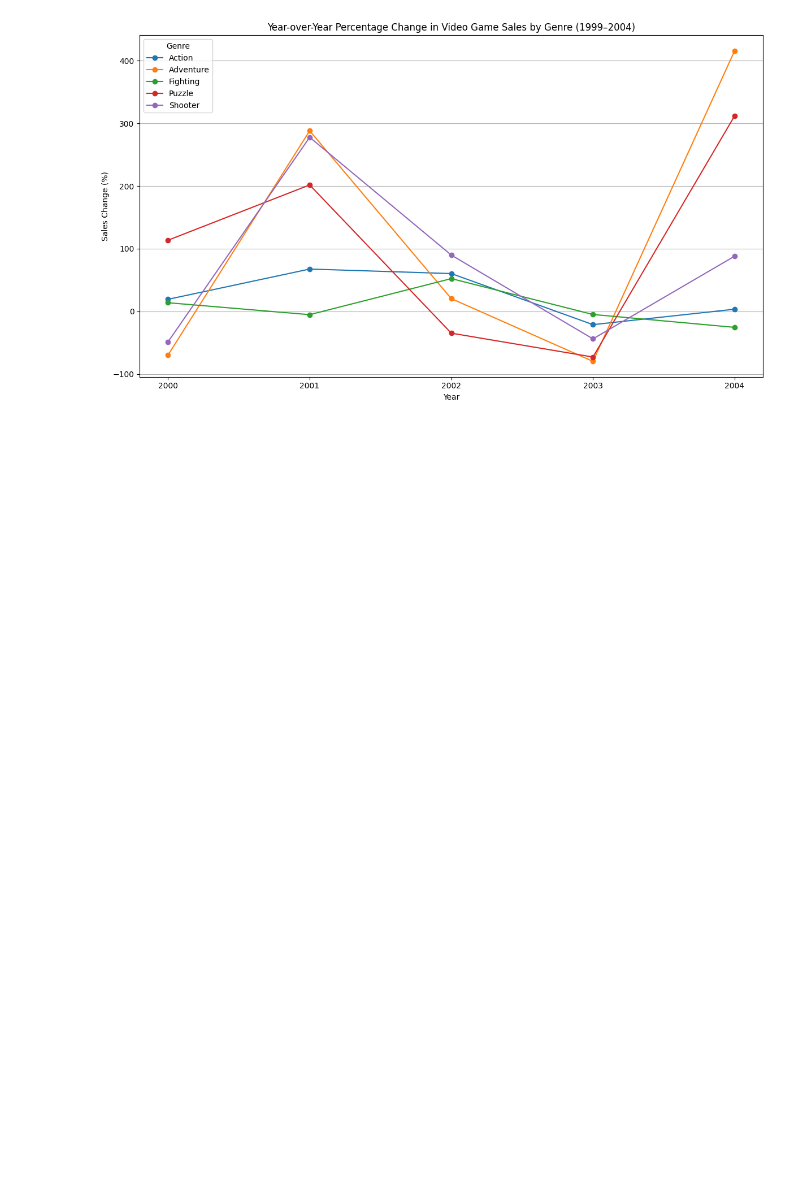
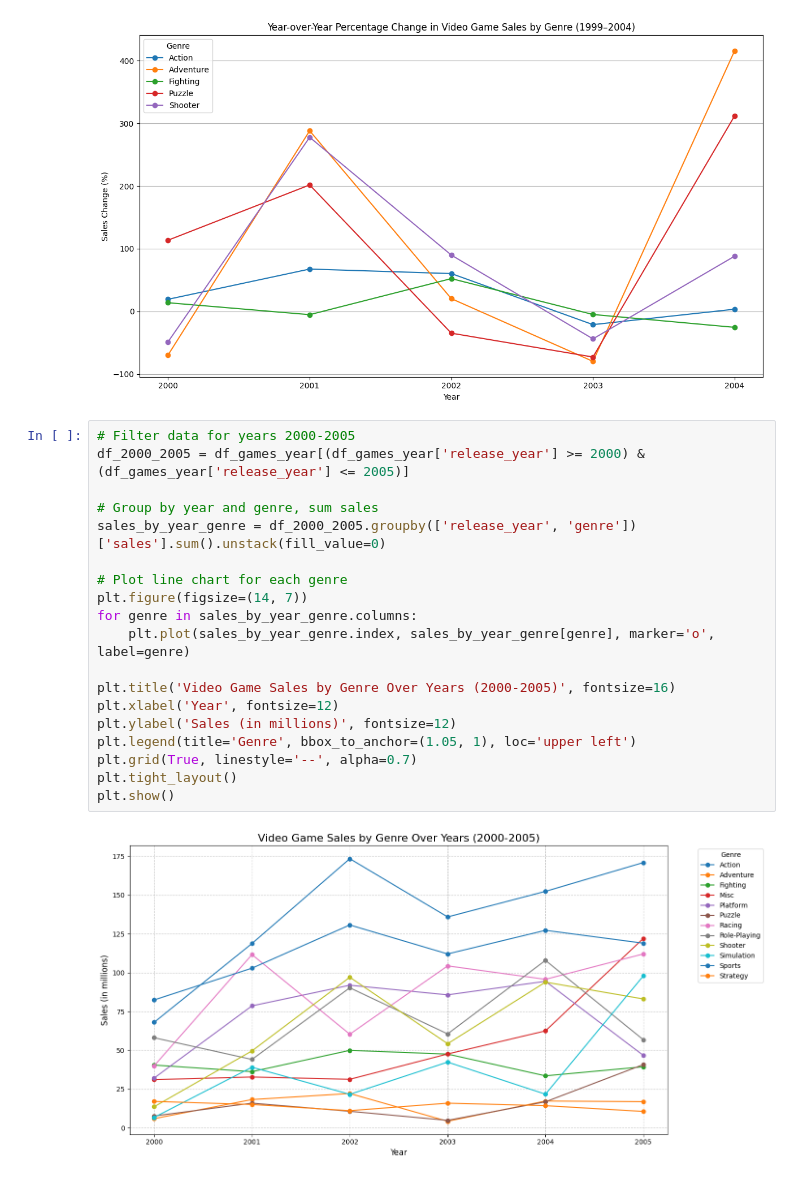
Before and after one commit to oliv-1990/video_game_sales, a Jupyter notebook: notebook/Untitled-1.ipynb, the cells around one changed output. Drawn from its saved outputs; the diff is of its cells as text; blank space fills up the shorter version.

Commit message:
Add analysis and plots for 2000-2005 genre sales

```diff
--- a/notebook/Untitled-1.ipynb
+++ b/notebook/Untitled-1.ipynb
@@ -454,3 +454,24 @@ plt.tight_layout()
 plt.show()
 # %% [output]
 [figure]
+# %%
+# Filter data for years 2000-2005
+df_2000_2005 = df_games_year[(df_games_year['release_year'] >= 2000) & (df_games_year['release_year'] <= 2005)]
+
+# Group by year and genre, sum sales
+sales_by_year_genre = df_2000_2005.groupby(['release_year', 'genre'])['sales'].sum().unstack(fill_value=0)
+
+# Plot line chart for each genre
+plt.figure(figsize=(14, 7))
+for genre in sales_by_year_genre.columns:
+    plt.plot(sales_by_year_genre.index, sales_by_year_genre[genre], marker='o', label=genre)
+
+plt.title('Video Game Sales by Genre Over Years (2000-2005)', fontsize=16)
+plt.xlabel('Year', fontsize=12)
+plt.ylabel('Sales (in millions)', fontsize=12)
+plt.legend(title='Genre', bbox_to_anchor=(1.05, 1), loc='upper left')
+plt.grid(True, linestyle='--', alpha=0.7)
+plt.tight_layout()
+plt.show()
+# %% [output]
+[figure, added]
```
Also changed, not shown: parts of 5 cells of this notebook.
